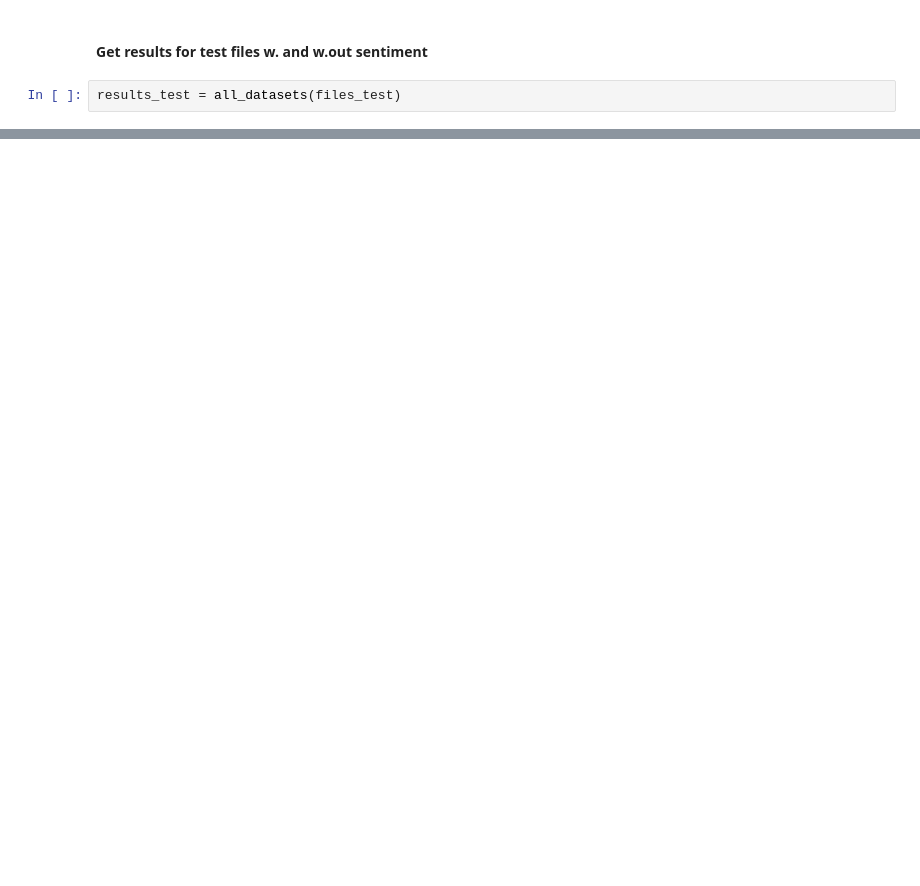
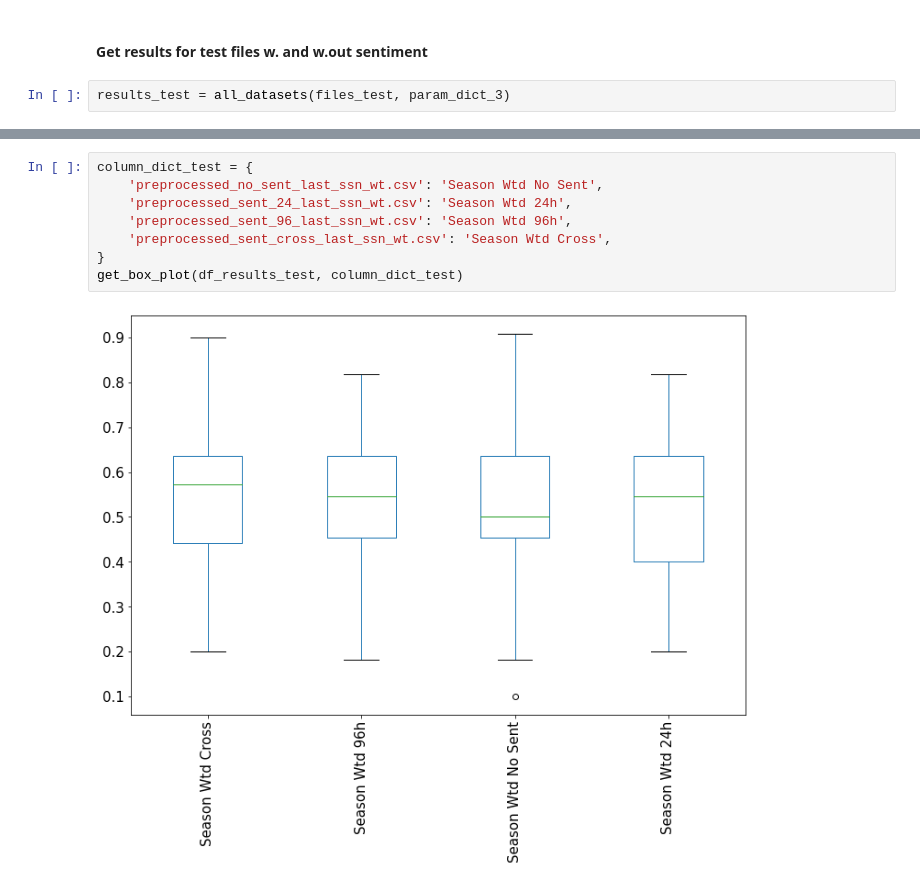
Before and after one commit to huuugh18/NFL_twitter_sentiment_odds, a Jupyter notebook: models/random_forest.ipynb, the cells around one changed output, grey strips where cells are left out. Drawn from its saved outputs; the diff is of its cells as text; blank space fills up the shorter version.

```diff
--- a/models/random_forest.ipynb
+++ b/models/random_forest.ipynb
@@ -353,4 +349,4 @@ files_test
 # %% [markdown]
 #### Get results for test files w. and w.out sentiment
 # %%
-results_test = all_datasets(files_test)
+results_test = all_datasets(files_test, param_dict_3)
@@ -361,0 +391,10 @@ df_res
+# %%
+column_dict_test = {
+    'preprocessed_no_sent_last_ssn_wt.csv': 'Season Wtd No Sent',
+    'preprocessed_sent_24_last_ssn_wt.csv': 'Season Wtd 24h',
+    'preprocessed_sent_96_last_ssn_wt.csv': 'Season Wtd 96h',
+    'preprocessed_sent_cross_last_ssn_wt.csv': 'Season Wtd Cross',
+}
+get_box_plot(df_results_test, column_dict_test)
+# %% [output]
+[figure, added]
```
Also changed, not shown: parts of 10 cells of this notebook, 7 other files.
